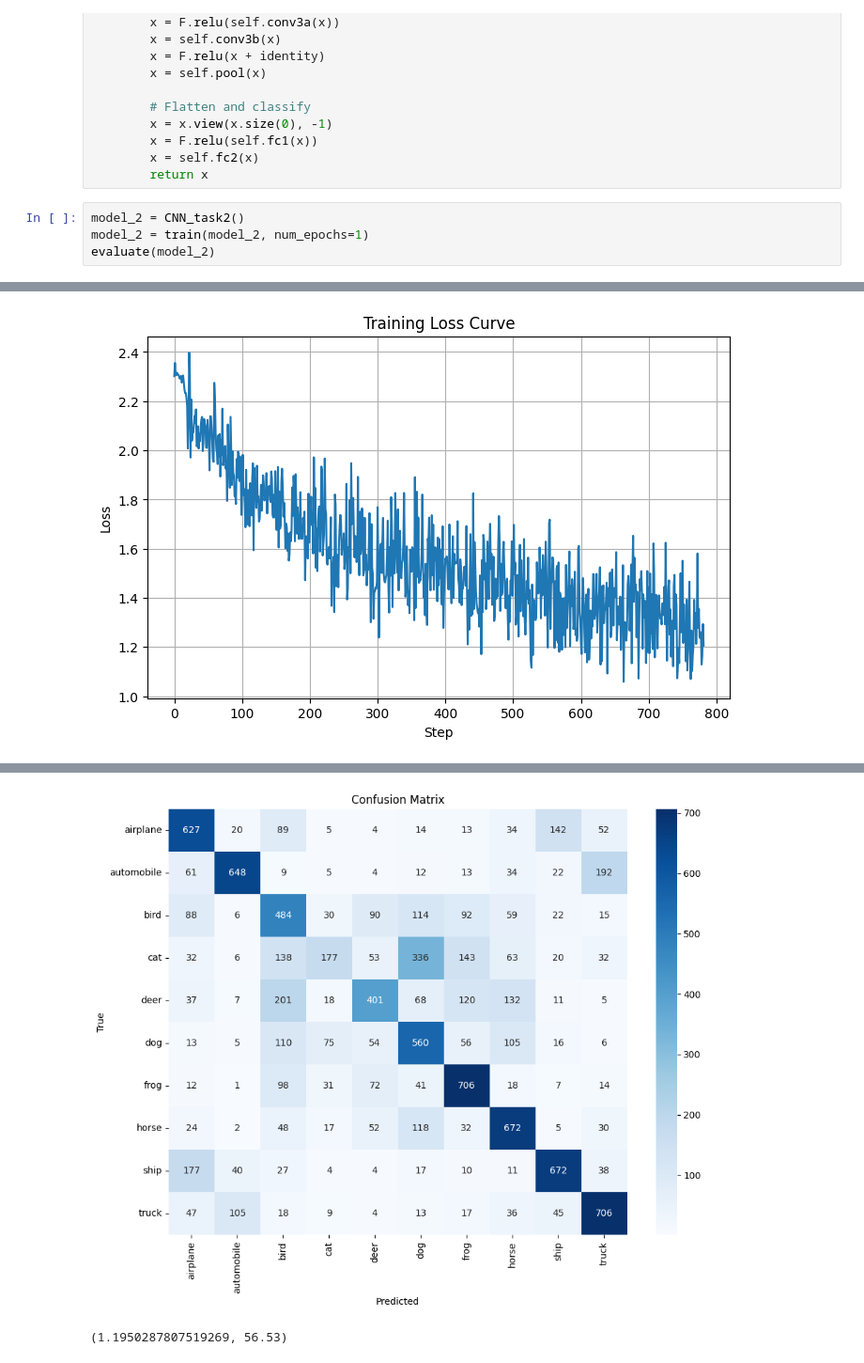
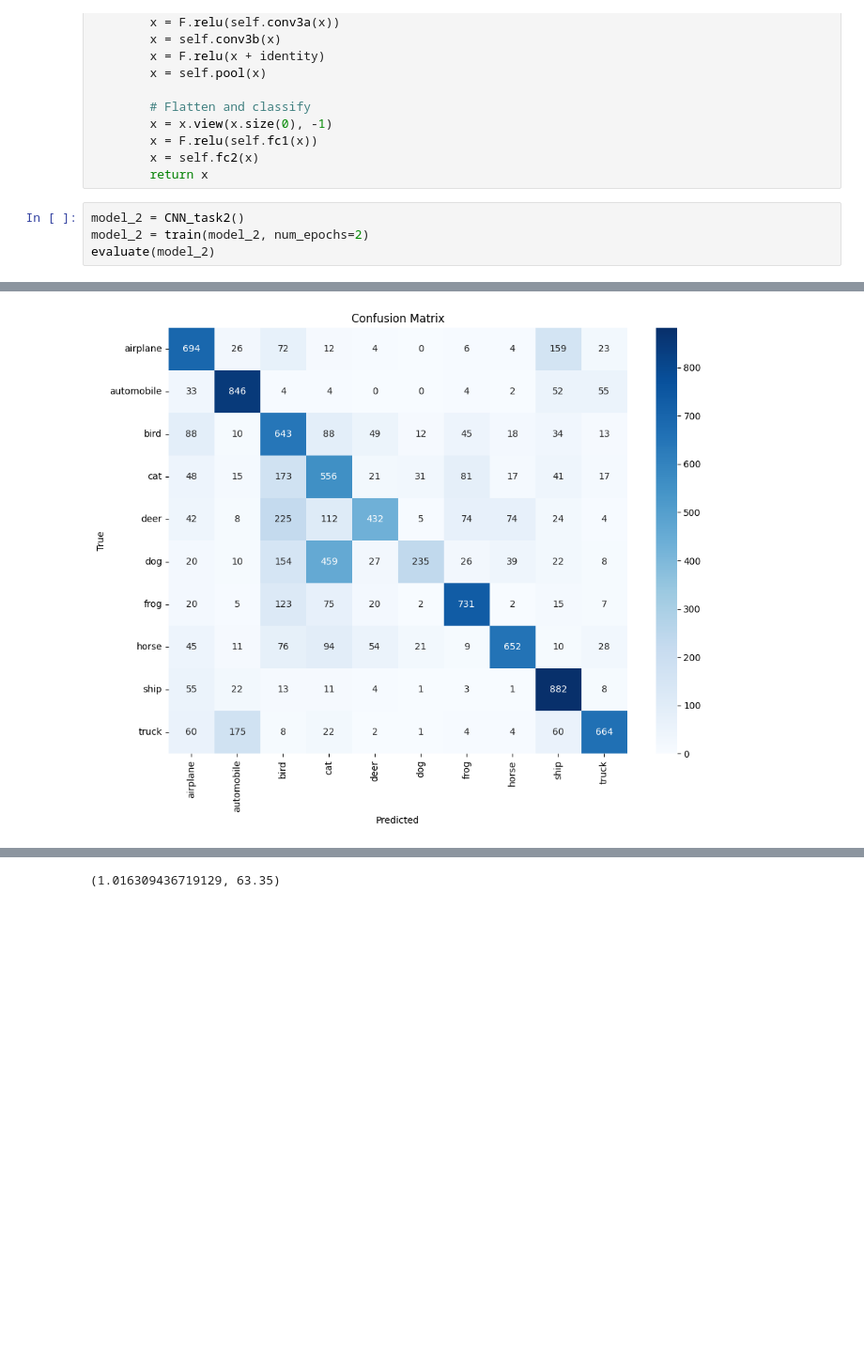
Before and after one commit to LoganBolton/Fall2025Classes, a Jupyter notebook: computer_vision/assignment4/assignment4.ipynb, the cells around one changed output, grey strips where cells are left out. Shown: that part at 94% size. Cells and saved outputs as stored; diff of their text form; blank space fills up the shorter version.

Commit message:
2 epoch

```diff
--- a/computer_vision/assignment4/assignment4.ipynb
+++ b/computer_vision/assignment4/assignment4.ipynb
@@ -303,6 +303,6 @@ class CNN_task2(nn.Module):
         return x
 # %%
 model_2 = CNN_task2()
-model_2 = train(model_2, num_epochs=1)
+model_2 = train(model_2, num_epochs=2)
 evaluate(model_2)
 # %% [output]
@@ -311 +312 @@ Epoch 1 complete - Loss: 1.5733, Acc: 41.80%
-[figure, old version]
+[figure, new version]
@@ -313,2 +313 @@ Test Loss: 1.1950, Test Accuracy: 56.53%
-[figure, removed]
-(1.1950287807519269, 56.53)
+(1.016309436719129, 63.35)
```
Also changed, not shown: parts of 2 cells of this notebook.
